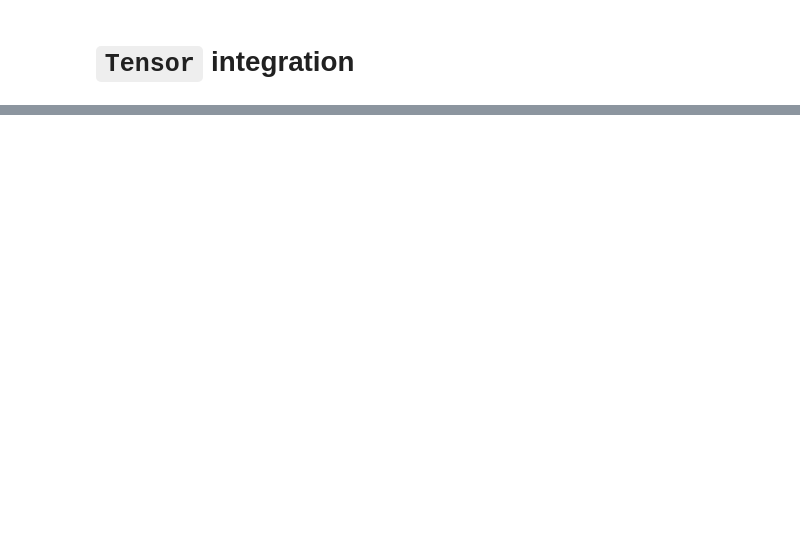
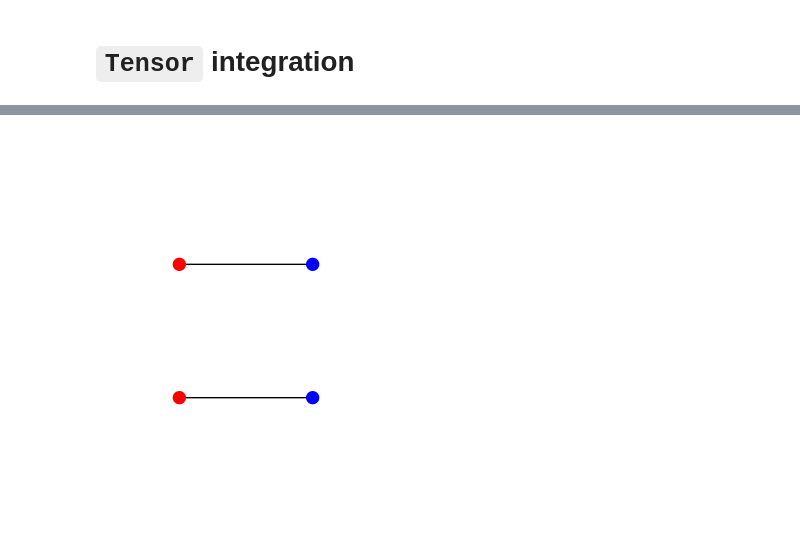
Before and after one commit to benzrf/compact-closed, a Jupyter notebook: StringDiagrams2.ipynb, the cells around one changed output, grey strips where cells are left out. Cells and saved outputs as stored; diff of their text form; code cells hidden in the pictures; blank space fills up the shorter version.

```diff
--- a/StringDiagrams2.ipynb
+++ b/StringDiagrams2.ipynb
@@ -204,0 +212,44 @@ import Classes
+# %%
+countFactors :: O x => proxy x -> Int
+countFactors p = go (reflectFO p)
+  where go :: FreeObjV x -> Int
+        go NamedV = 1
+        go IV = 0
+        go (PV xv yv) = go xv + go yv
+        go (DV x) = go x
+
+arity :: forall x y proxy. (O x, O y) => proxy x y -> (Int, Int)
+arity _ = (countFactors (Proxy :: Proxy x), countFactors (Proxy :: Proxy y))
+
+renderID :: O x => proxy x -> StringDiagram
+renderID p = mconcat (replicate (countFactors p) sdID)
+# %%
+renderFree :: Free x y -> StringDiagram
+renderFree = go
+  where go :: Free x y -> StringDiagram
+        -- ...this is partial.
+        go l@(Labelled (c:_)) = uncurry (boxNode c) (arity l)
+
+        go i@Id = renderID i
+        go (f :>>> g) = go f >>> go g
+
+        go (Bimap f g) = go f <> go g
+
+        go a@Assoc = renderID a
+        go ua@Unassoc = renderID ua
+
+        go l@Lunit = renderID l
+        go ul@Unlunit = renderID ul
+        go r@Runit = renderID r
+        go ur@Unrunit = renderID ur
+
+        -- all the rest only work for generator objects!
+        go Braid = braidSD
+        go Unbraid = braidSD
+
+        go Ev = ev
+        go Coev = coev
+# %%
+renderFree (id' :: FreeEndo (Named "x" `P` I `P` F.D (Named "y")))
+# %% [output]
+[figure, added]
```
Also changed, not shown: parts of 18 cells of this notebook, 3 other files.
